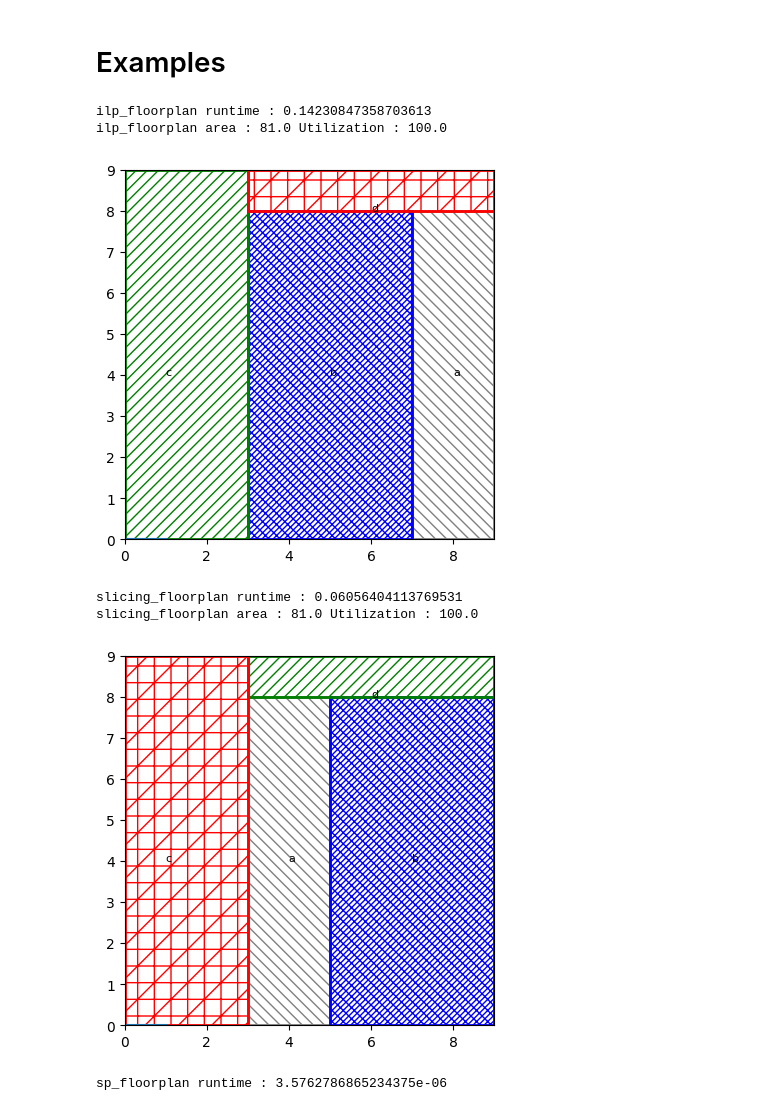
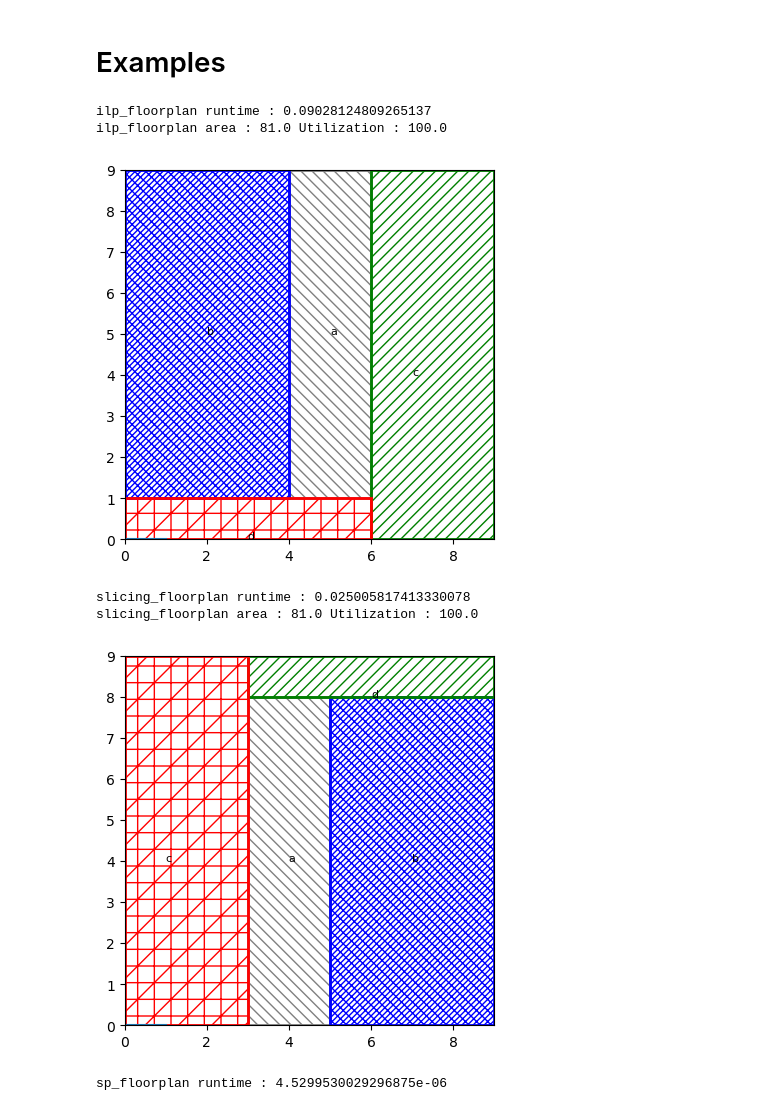
Before and after one commit to srini229/EE5333_tutorials, a Jupyter notebook: fp/Floorplanning.ipynb, the cells around one changed output. Saved outputs shown, nothing was run; the diff lists cells and outputs as text; code cells hidden in the pictures.

```diff
--- a/fp/Floorplanning.ipynb
+++ b/fp/Floorplanning.ipynb
@@ -235,7 +274,7 @@ Requirement already satisfied: pycparser in /usr/local/lib/python3.10/dist-packa
 # %%
 def ilp_floorplan(modules, aspect_ratio = None, margin = 0.01):
   import mip
-  model = mip.Model("Floorplan")
+  model = mip.Model("Floorplan", solver_name='CBC')
   Mx = sum([max([xy[0] for xy in m._xy]) for m in modules])
   My = max(2*Mx, sum([max([xy[1] for xy in m._xy]) for m in modules]))
   x = [model.add_var(f"x_{m._name}", lb=0., ub=Mx) for m in modules]
@@ -318,23 +357,23 @@ def sp_floorplan(m):
 # Examples
 # %%
 import time
-m = [Module('a', 16, [0.25, 4]), Module('b', 32, [0.5, 2.0]), Module('c', 27, [1./3, 3.]), Module('d', 6, [6])]
+m = [Module('a', 16, [0.25, 4]), Module('b', 32, [2.0, 0.5]), Module('c', 27, [1./3, 3.]), Module('d', 6, [6])]
 sumarea = sum([i._area for i in m])
 for fpfn in [ilp_floorplan, slicing_floorplan, sp_floorplan]:
   t = time.time()
   sol, area = fpfn(m)
   print(f"{fpfn.__name__} runtime :", time.time() - t)
   if sol:
     print(f"{fpfn.__name__} area :", area, "Utilization :", sumarea * 100./area)
     plot(sol)
 # %% [output]
-ilp_floorplan runtime : 0.14230847358703613
+ilp_floorplan runtime : 0.09028124809265137
 ilp_floorplan area : 81.0 Utilization : 100.0
-[figure, old version]
+[figure, new version]
-slicing_floorplan runtime : 0.06056404113769531
+slicing_floorplan runtime : 0.025005817413330078
 slicing_floorplan area : 81.0 Utilization : 100.0
 [figure]
-sp_floorplan runtime : 3.5762786865234375e-06
+sp_floorplan runtime : 4.5299530029296875e-06
 # %%
 m = [Module(str(i), random.randint(10,100), [1.]) for i in range(6)]
 sumarea = sum([i._area for i in m])
```
Also changed, not shown: parts of 2 cells of this notebook.
